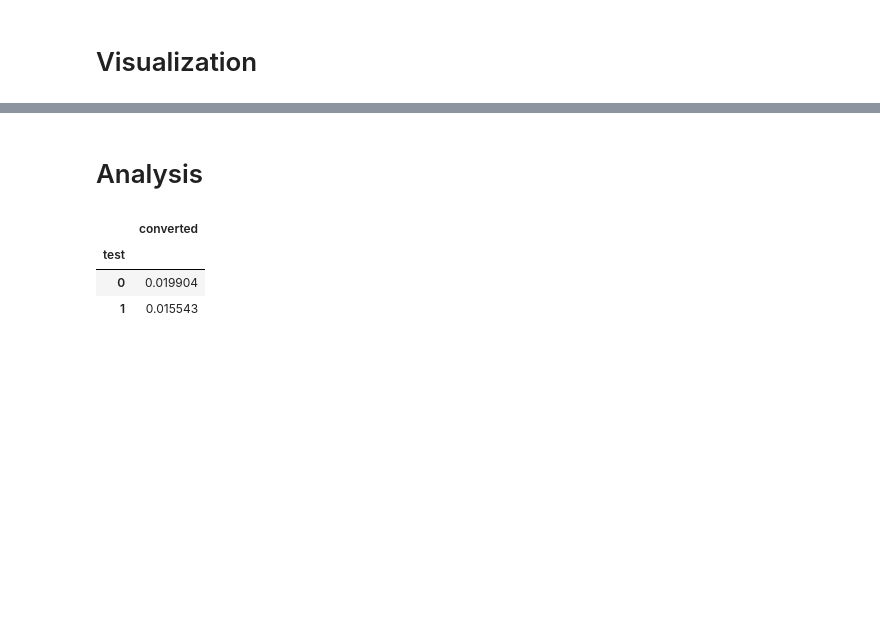
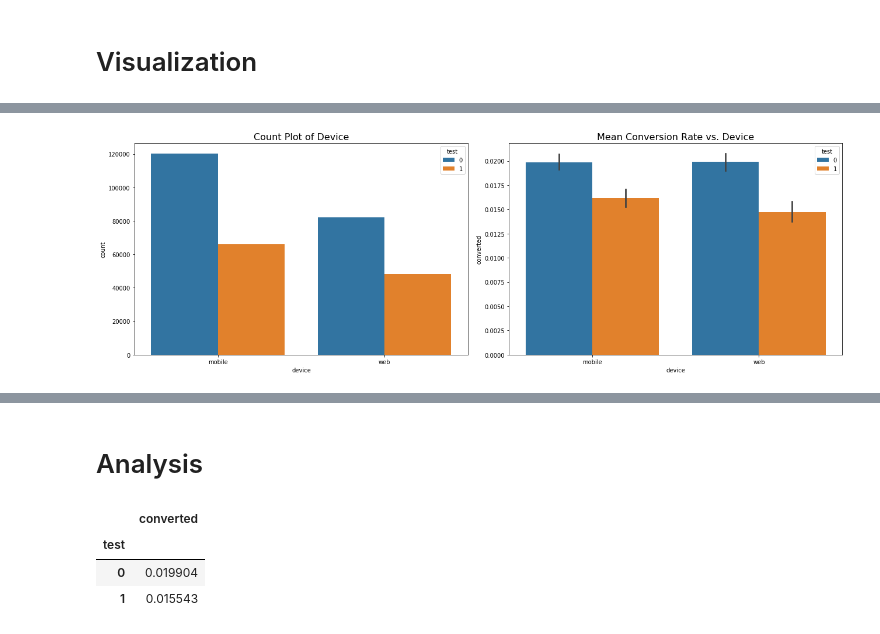
Before and after one commit to JifuZhao/DS-Take-Home, a Jupyter notebook: 06. Pricing Test.ipynb, the cells around one changed output, grey strips where cells are left out. Saved outputs shown, nothing was run; the diff lists cells and outputs as text; code cells hidden in the pictures; blank space fills up the shorter version.

```diff
--- a/06. Pricing Test.ipynb
+++ b/06. Pricing Test.ipynb
@@ -120,0 +153,14 @@ dtype: int64
+# %%
+# Visualization of device
+grouped = data[['device', 'test', 'converted']].groupby(['device', 'test']).mean().reset_index()
+
+fig, ax = plt.subplots(nrows=1, ncols=2, figsize=(18, 6))
+sns.countplot(x='device', hue='test', data=data, ax=ax[0])
+ax[0].set_title('Count Plot of Device', fontsize=16)
+
+sns.barplot(x='device', y='converted', hue='test', data=data, ax=ax[1])
+ax[1].set_title('Mean Conversion Rate vs. Device', fontsize=16)
+plt.tight_layout()
+plt.show()
+# %% [output]
+[figure, added]
```
Also changed, not shown: parts of 10 cells of this notebook.
